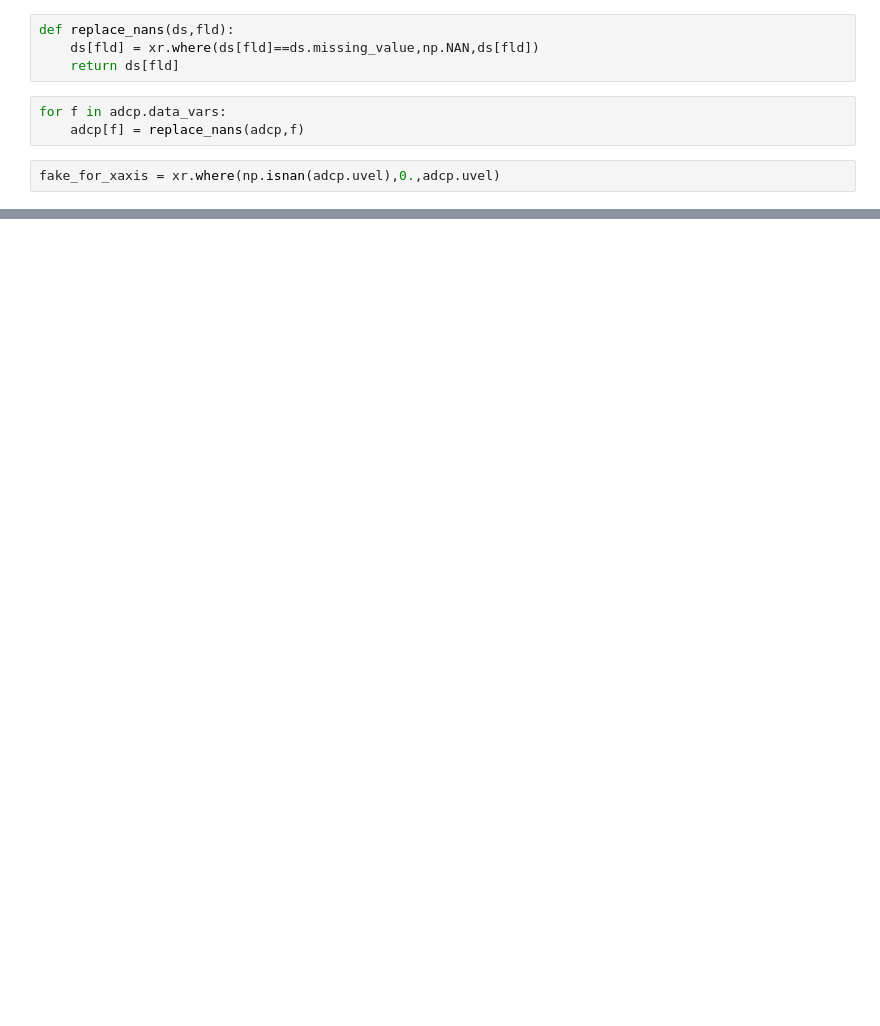
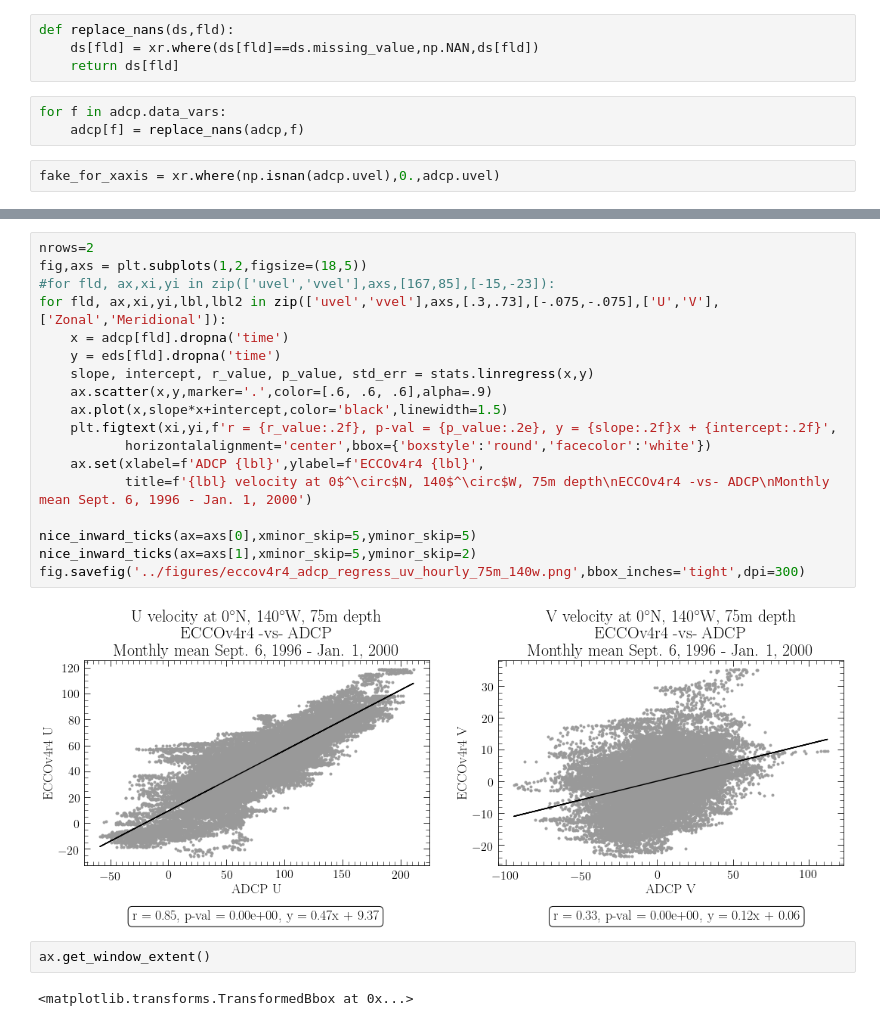
Before and after one commit to timothyas/eccov4-euc, a Jupyter notebook: notebooks/eccov4r4_adcp_comparison.ipynb, the cells around one changed output, grey strips where cells are left out. Saved outputs shown, nothing was run; the diff lists cells and outputs as text; blank space fills up the shorter version.

```diff
--- a/notebooks/eccov4r4_adcp_comparison.ipynb
+++ b/notebooks/eccov4r4_adcp_comparison.ipynb
@@ -144,0 +171,24 @@ Coordinates:
+# %%
+nrows=2
+fig,axs = plt.subplots(1,2,figsize=(18,5))
+#for fld, ax,xi,yi in zip(['uvel','vvel'],axs,[167,85],[-15,-23]):
+for fld, ax,xi,yi,lbl,lbl2 in zip(['uvel','vvel'],axs,[.3,.73],[-.075,-.075],['U','V'],['Zonal','Meridional']):
+    x = adcp[fld].dropna('time')
+    y = eds[fld].dropna('time')
+    slope, intercept, r_value, p_value, std_err = stats.linregress(x,y)
+    ax.scatter(x,y,marker='.',color=[.6, .6, .6],alpha=.9)
+    ax.plot(x,slope*x+intercept,color='black',linewidth=1.5)
+    plt.figtext(xi,yi,f'r = {r_value:.2f}, p-val = {p_value:.2e}, y = {slope:.2f}x + {intercept:.2f}',
+           horizontalalignment='center',bbox={'boxstyle':'round','facecolor':'white'})
+    ax.set(xlabel=f'ADCP {lbl}',ylabel=f'ECCOv4r4 {lbl}',
+           title=f'{lbl} velocity at 0$^\circ$N, 140$^\circ$W, 75m depth\nECCOv4r4 -vs- ADCP\nMonthly mean Sept. 6, 1996 - Jan. 1, 2000')
+
+nice_inward_ticks(ax=axs[0],xminor_skip=5,yminor_skip=5)
+nice_inward_ticks(ax=axs[1],xminor_skip=5,yminor_skip=2)
+fig.savefig('../figures/eccov4r4_adcp_regress_uv_hourly_75m_140w.png',bbox_inches='tight',dpi=300)
+# %% [output]
+[figure, added]
+# %%
+ax.get_window_extent()
+# %% [output]
+<matplotlib.transforms.TransformedBbox at 0x...>
```
Also changed, not shown: parts of 12 cells of this notebook.
